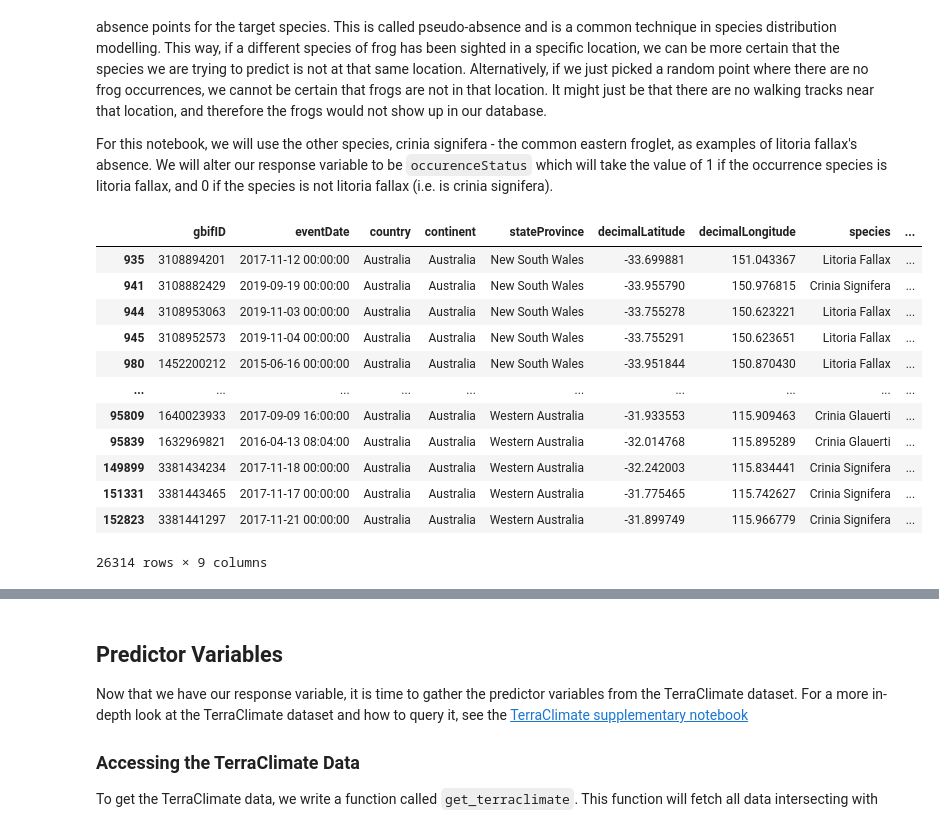
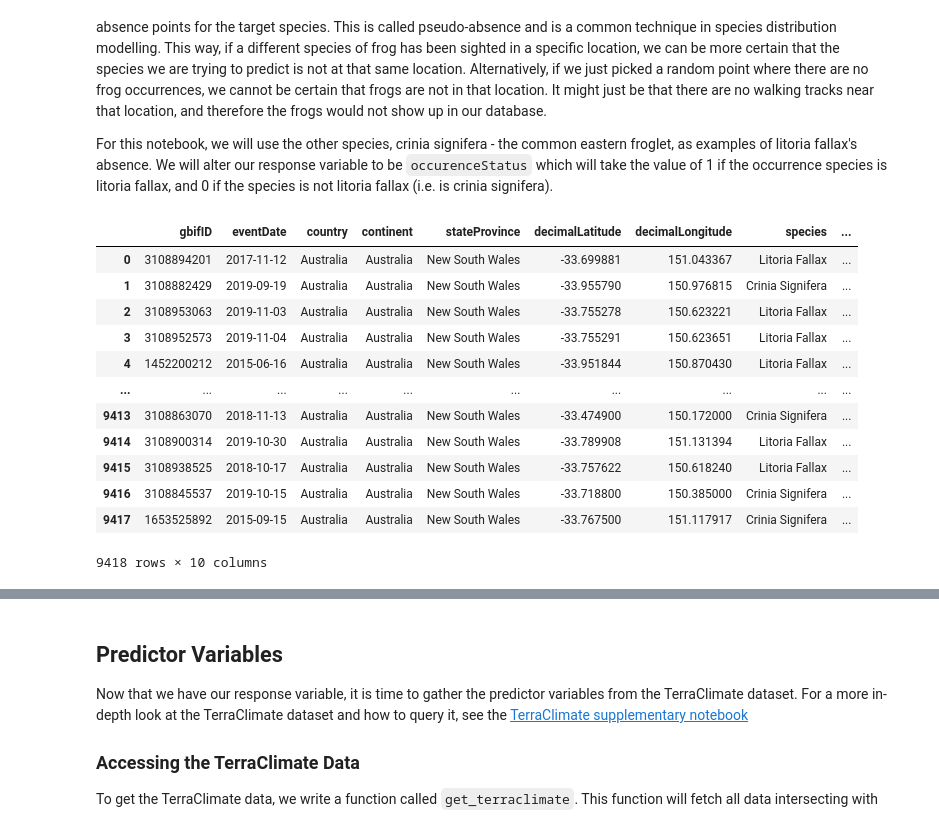
Before and after one commit to lealiaxiong/EYDataChallenge2022, a Jupyter notebook: level_1_challenge/challenge_1_LX_3.ipynb, the cells around one changed output, grey strips where cells are left out. Saved outputs shown, nothing was run; the diff lists cells and outputs as text; code cells hidden in the pictures.

```diff
--- a/level_1_challenge/challenge_1_LX_3.ipynb
+++ b/level_1_challenge/challenge_1_LX_3.ipynb
@@ -105,14 +105,10 @@ bboxs=[
 ]
 
 # Load in data
-all_frog_data = pd.DataFrame(
-    columns=[
-        'gbifID', 'eventDate', 'country', 'continent', 'stateProvince', 'decimalLatitude', 'decimalLongitude', 'species'
-    ]
-)
+
+frog_datas = []
 for bbox in bboxs:
-    frog_data = get_frogs(data_path+'/training_data/occurrence.txt', year_range=(2015, 2019), bbox=bbox)
-    all_frog_data = pd.concat((all_frog_data, frog_data))
+    frog_datas.append(get_frogs(data_path+'/training_data/occurrence.txt', year_range=(2015, 2019), bbox=bbox))
 # %% [markdown]
 #### Spatial sampling
 
@@ -186,26 +132,28 @@ For this notebook, we will use the other species, crinia signifera - the common
 # %%
 target_species = 'Litoria Fallax'
 
-all_frog_data = (
-    all_frog_data
-    # Assign the occurrenceStatus to 1 for the target species and 0 for all other species.
-    # as well as a key for joining (later)
-    .assign(
-        occurrenceStatus = lambda x: np.where(x.species == target_species, 1, 0)
+for i, frog_data in enumerate(frog_datas):
+    frog_datas[i] = (
+        frog_data
+        # Assign the occurrenceStatus to 1 for the target species and 0 for all other species.
+        # as well as a key for joining (later)
+        .assign(
+            occurrenceStatus = lambda x: np.where(x.species == target_species, 1, 0)
+        ).reset_index(drop=True)
+        .assign(key=lambda x: x.index)
     )
-)
-all_frog_data
+frog_datas[0]
 # %% [output]
 |  | gbifID | eventDate | country | continent | stateProvince | decimalLatitude | decimalLongitude | species | ... |
-| 935 | 3108894201 | 2017-11-12 00:00:00 | Australia | Australia | New South Wales | -33.699881 | 151.043367 | Litoria Fallax | ... |
-| 941 | 3108882429 | 2019-09-19 00:00:00 | Australia | Australia | New South Wales | -33.955790 | 150.976815 | Crinia Signifera | ... |
-| 944 | 3108953063 | 2019-11-03 00:00:00 | Australia | Australia | New South Wales | -33.755278 | 150.623221 | Litoria Fallax | ... |
-| 945 | 3108952573 | 2019-11-04 00:00:00 | Australia | Australia | New South Wales | -33.755291 | 150.623651 | Litoria Fallax | ... |
-| 980 | 1452200212 | 2015-06-16 00:00:00 | Australia | Australia | New South Wales | -33.951844 | 150.870430 | Litoria Fallax | ... |
+| 0 | 3108894201 | 2017-11-12 | Australia | Australia | New South Wales | -33.699881 | 151.043367 | Litoria Fallax | ... |
+| 1 | 3108882429 | 2019-09-19 | Australia | Australia | New South Wales | -33.955790 | 150.976815 | Crinia Signifera | ... |
+| 2 | 3108953063 | 2019-11-03 | Australia | Australia | New South Wales | -33.755278 | 150.623221 | Litoria Fallax | ... |
+| 3 | 3108952573 | 2019-11-04 | Australia | Australia | New South Wales | -33.755291 | 150.623651 | Litoria Fallax | ... |
+| 4 | 1452200212 | 2015-06-16 | Australia | Australia | New South Wales | -33.951844 | 150.870430 | Litoria Fallax | ... |
 | ... | ... | ... | ... | ... | ... | ... | ... | ... | ... |
-| 95809 | 1640023933 | 2017-09-09 16:00:00 | Australia | Australia | Western Australia | -31.933553 | 115.909463 | Crinia Glauerti | ... |
-| 95839 | 1632969821 | 2016-04-13 08:04:00 | Australia | Australia | Western Australia | -32.014768 | 115.895289 | Crinia Glauerti | ... |
-| 149899 | 3381434234 | 2017-11-18 00:00:00 | Australia | Australia | Western Australia | -32.242003 | 115.834441 | Crinia Signifera | ... |
-| 151331 | 3381443465 | 2017-11-17 00:00:00 | Australia | Australia | Western Australia | -31.775465 | 115.742627 | Crinia Signifera | ... |
-| 152823 | 3381441297 | 2017-11-21 00:00:00 | Australia | Australia | Western Australia | -31.899749 | 115.966779 | Crinia Signifera | ... |
+| 9413 | 3108863070 | 2018-11-13 | Australia | Australia | New South Wales | -33.474900 | 150.172000 | Crinia Signifera | ... |
+| 9414 | 3108900314 | 2019-10-30 | Australia | Australia | New South Wales | -33.789908 | 151.131394 | Litoria Fallax | ... |
+| 9415 | 3108938525 | 2018-10-17 | Australia | Australia | New South Wales | -33.757622 | 150.618240 | Litoria Fallax | ... |
+| 9416 | 3108845537 | 2019-10-15 | Australia | Australia | New South Wales | -33.718800 | 150.385000 | Crinia Signifera | ... |
+| 9417 | 1653525892 | 2015-09-15 | Australia | Australia | New South Wales | -33.767500 | 151.117917 | Crinia Signifera | ... |
-26314 rows × 9 columns
+9418 rows × 10 columns
```
Also changed, not shown: parts of 29 cells of this notebook, 5 other files.
